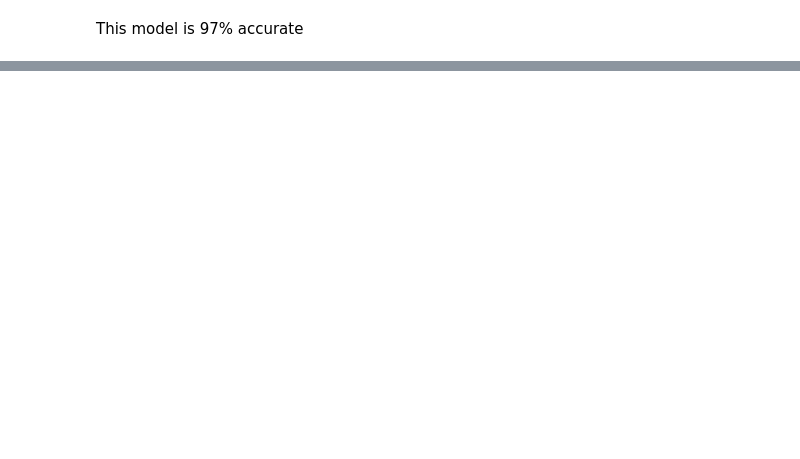
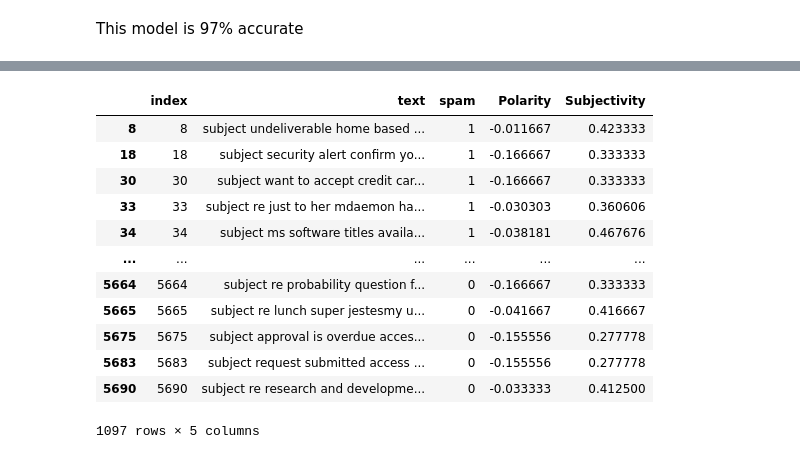
Before and after one commit to santoshsahini19/SpamDetection-SentimentAnalysis-using-NLP, a Jupyter notebook: model.ipynb, the cells around one changed output, grey strips where cells are left out. Cells and saved outputs as stored; diff of their text form; code cells hidden in the pictures; blank space fills up the shorter version.

Commit message:
Updated part 3 sentiment analysis

```diff
--- a/model.ipynb
+++ b/model.ipynb
@@ -180,0 +191,8 @@ This model is 97% accurate
+# %%
+#Loading the descriptions into textblob
+emailBlob = [TextBlob(text) for text in data['text']]
+# %%
+#Adding the sentiment metrics to the dataframe
+data['Polarity'] = [i.sentiment.polarity for i in emailBlob]
+data['Subjectivity'] = [i.sentiment.subjectivity for i in emailBlob]
+data.head()
@@ -180,0 +206,18 @@ This model is 97% accurate
+# %%
+#Emails which are in negative tone
+negative_email = data.loc[data.Polarity < 0]
+negative_email
+# %% [output]
+|  | index | text | spam | Polarity | Subjectivity |
+| 8 | 8 | subject undeliverable home based ... | 1 | -0.011667 | 0.423333 |
+| 18 | 18 | subject security alert confirm yo... | 1 | -0.166667 | 0.333333 |
+| 30 | 30 | subject want to accept credit car... | 1 | -0.166667 | 0.333333 |
+| 33 | 33 | subject re just to her mdaemon ha... | 1 | -0.030303 | 0.360606 |
+| 34 | 34 | subject ms software titles availa... | 1 | -0.038181 | 0.467676 |
+| ... | ... | ... | ... | ... | ... |
+| 5664 | 5664 | subject re probability question f... | 0 | -0.166667 | 0.333333 |
+| 5665 | 5665 | subject re lunch super jestesmy u... | 0 | -0.041667 | 0.416667 |
+| 5675 | 5675 | subject approval is overdue acces... | 0 | -0.155556 | 0.277778 |
+| 5683 | 5683 | subject request submitted access ... | 0 | -0.155556 | 0.277778 |
+| 5690 | 5690 | subject re research and developme... | 0 | -0.033333 | 0.412500 |
+1097 rows × 5 columns
```
Also changed, not shown: parts of 9 cells of this notebook.
